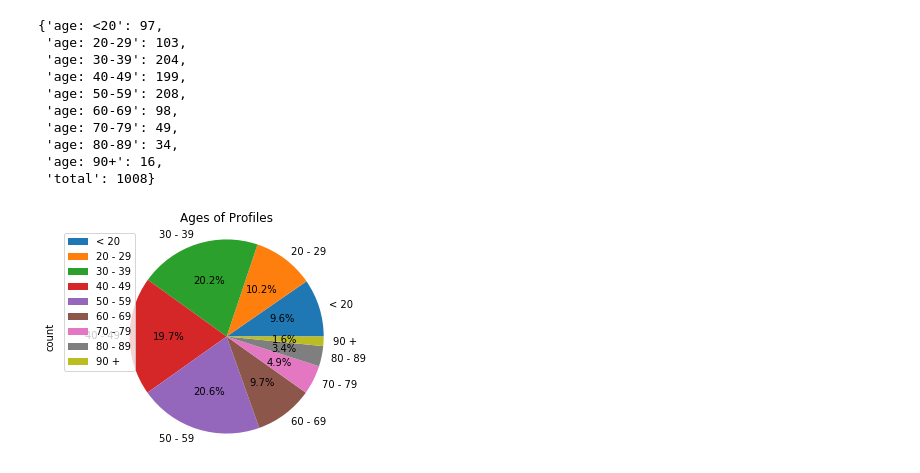
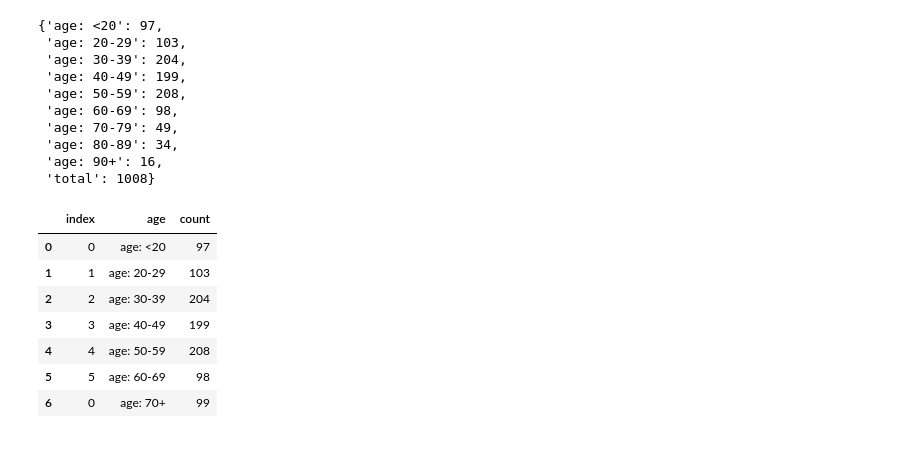
Before and after one commit to cyberjon/DataMate, a Jupyter notebook: Plots/Age_pie.ipynb, the cells around one changed output. Drawn from its saved outputs; the diff is of its cells as text; code cells hidden in the pictures.

```diff
--- a/Plots/Age_pie.ipynb
+++ b/Plots/Age_pie.ipynb
@@ -46,10 +66,8 @@ labels = ["< 20", "20 - 29", "30 - 39",
 # %%
-age_data.plot(kind="pie", x="age", y="count", autopct="%1.1f%%", labels=labels)
-# plt.figure(figsize=(5,10))
-plt.axis("equal")
-plt.title("Ages of Profiles")
+# age_data.plot(kind="pie", x="age", y="count", autopct="%1.1f%%", labels=labels)
+# # plt.figure(figsize=(5,10))
+# plt.axis("equal")
+# plt.title("Ages of Profiles")
 
-# plt.legend(loc='upper left')
-plt.savefig('age_pie.png')
+# # plt.legend(loc='upper left')
+# plt.savefig('age_pie.png')
-# %% [output]
-[figure, removed]
@@ -61,3 +93,14 @@ plt.savefig('age_pie.png')
 # %%
 # Total gender data
 # total_age = age_data.iloc[9, 1]
+# %%
+age_data2
+# %% [output]
+|  | index | age | count |
+| 0 | 0 | age: <20 | 97 |
+| 1 | 1 | age: 20-29 | 103 |
+| 2 | 2 | age: 30-39 | 204 |
+| 3 | 3 | age: 40-49 | 199 |
+| 4 | 4 | age: 50-59 | 208 |
+| 5 | 5 | age: 60-69 | 98 |
+| 6 | 0 | age: 70+ | 99 |
```
Also changed, not shown: parts of 6 cells of this notebook, 8 other files.
